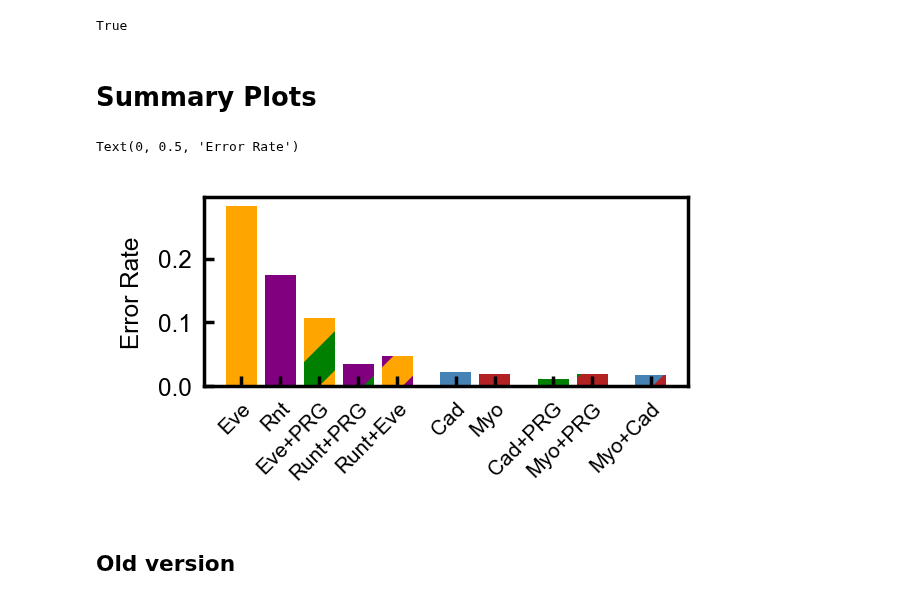
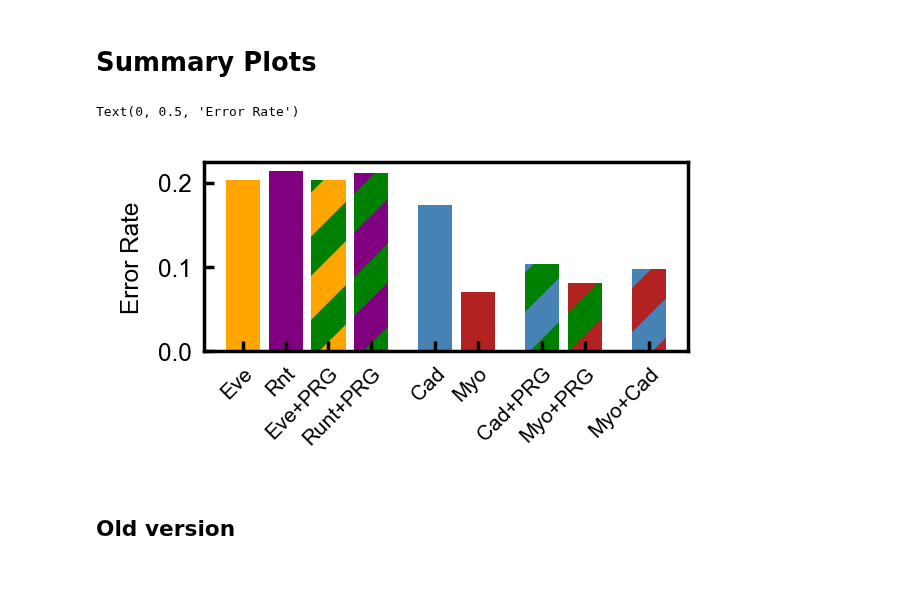
Before and after one commit to jcolen/drosophila_morphogenesis, a Jupyter notebook: vae_models/DeepNNForecasting.ipynb, the cells around one changed output. Saved outputs shown, nothing was run; the diff lists cells and outputs as text; code cells hidden in the pictures.

```diff
--- a/vae_models/DeepNNForecasting.ipynb
+++ b/vae_models/DeepNNForecasting.ipynb
@@ -22,14 +22,6 @@ from utils.translation_utils import *
 from utils.decomposition_utils import *
 
 warnings.filterwarnings('ignore')
-# %%
-import torch
-import pandas as pd
-df1 = torch.load('../../tb_logs/VAE_Evolver_cadCyt_beta=0.ckpt', map_location='cpu')['val_df'].loc[:, ['embryoID', 'time']]
-df2 = torch.load('../../tb_logs/VAE_Evolver_cadRaw_beta=0.ckpt', map_location='cpu')['val_df'].loc[:, ['embryoID', 'time']]
-print(df1.equals(df2))
-# %% [output]
-True
 # %% [markdown]
 # Summary Plots
 # %%
@@ -51,7 +43,7 @@ plt.rcParams['hatch.linewidth'] = 8.0
 logdir = '../../tb_logs'
 data = pd.DataFrame(columns=['inputs', 'loss'])
 
-for d in glob.glob(os.path.join(logdir, 'VAE_Evolver_*.ckpt')):
+for d in glob.glob(os.path.join(logdir, 'VAE_Evolver*embryo')):
     info = torch.load(d, map_location='cpu')
     data = data.append({
         'inputs': '+'.join(info['hparams']['input']).title(),
@@ -79,53 +71,50 @@ labels.append('Eve')
 ax.bar(len(labels)+offset, data.loss['Rnt'], facecolor=colors['Rnt'])
 labels.append('Rnt')
 
-ax.bar(len(labels), data.loss[['Eve+Prd', 'Eve+Slp', 'Eve+Ftz', 'Eve+Trt']].mean(),
+idxs = [c for c in data.index if 'Eve+' in c]
+ax.bar(len(labels), data.loss[idxs].mean(),
        facecolor=colors['Eve'], edgecolor=colors['PRG'],
        hatch='/', lw=0)
 labels.append('Eve+PRG')
 
-ax.bar(len(labels)+offset, data.loss[['Rnt+Slp', 'Rnt+Trt', 'Rnt+Ftz', 'Rnt+Prd']].mean(),
+idxs = [c for c in data.index if 'Rnt+' in c]
+ax.bar(len(labels)+offset, data.loss[idxs].mean(),
        facecolor=colors['Rnt'], edgecolor=colors['PRG'],
        hatch='/', lw=0)
 labels.append('Runt+PRG')
 
-ax.bar(len(labels)+offset, data.loss[['Rnt+Eve']].mean(),
-       facecolor=colors['Rnt'], edgecolor=colors['Eve'],
-       hatch='/', lw=0)
-labels.append('Runt+Eve')
-
 offset += 0.5
 
-ax.bar(len(labels)+offset, data.loss['Cadraw']* 0.2, facecolor=colors['Cad'])
+ax.bar(len(labels)+offset, data.loss['Cad'], facecolor=colors['Cad'])
 labels.append('Cad')
 ax.bar(len(labels)+offset, data.loss['Sqh'], facecolor=colors['Sqh'])
 labels.append('Myo')
 
 offset += 0.5
-ax.bar(len(labels)+offset, data.loss[['Cadraw+Rnt', 'Cadraw+Eve']].mean(),
+ax.bar(len(labels)+offset, data.loss[['Cad+Rnt', 'Cad+Eve']].mean(),
        facecolor=colors['Cad'], edgecolor=colors['PRG'],
        hatch='/', lw=0)
 labels.append('Cad+PRG')
 ax.bar(len(labels)+offset, data.loss[['Sqh+Rnt', 'Sqh+Eve']].mean()*1.2,
        facecolor=colors['Sqh'], edgecolor=colors['PRG'],
        hatch='/', lw=0)
 labels.append('Myo+PRG')
 offset += 0.5
-ax.bar(len(labels)+offset, data.loss['Sqh+Cadraw'],
+ax.bar(len(labels)+offset, data.loss['Sqh+Cad'],
        facecolor=colors['Sqh'], edgecolor=colors['Cad'],
        hatch='/', lw=0)
 labels.append('Myo+Cad')
 
 bars = [rect for rect in ax.get_children() if isinstance(rect, matplotlib.patches.Rectangle)]
 xticks = [bar.xy[0] + bar.get_width() / 2 for bar in bars[:-1]]
 ax.set_xticks(xticks)
 ax.set_xticklabels(labels, rotation=45,
                    fontsize=6, rotation_mode='anchor', ha='right');
 #ax.set_yscale('log')
 ax.set_ylabel('Error Rate')
 # %% [output]
 Text(0, 0.5, 'Error Rate')
-[figure, old version]
+[figure, new version]
 # %% [markdown]
 ## Old version
 # %%
```
Also changed, not shown: parts of 7 cells of this notebook, 28 other files.
